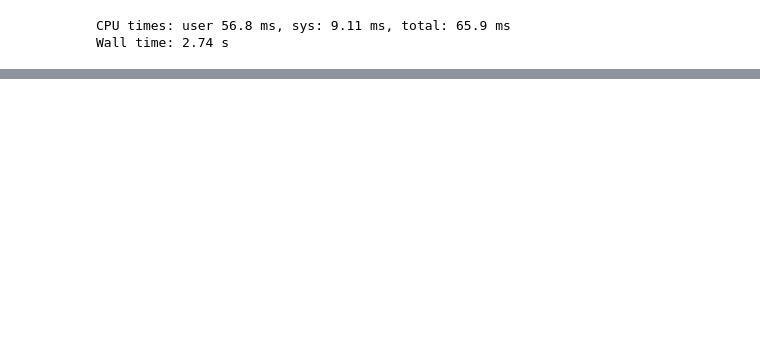
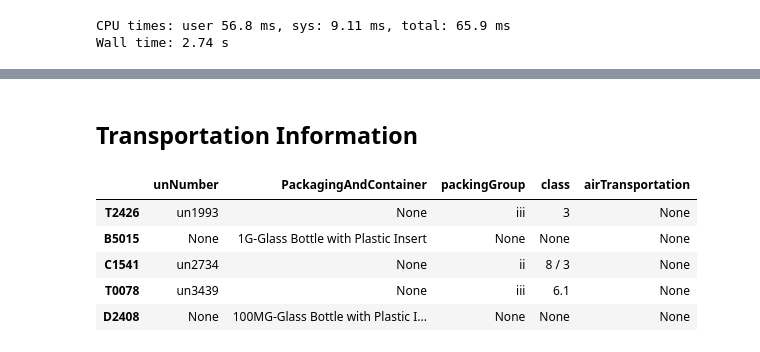
Before and after one commit to stephanyvargas/Learning_DataScience, a Jupyter notebook: Chemical_db/TCI_database_app/TCI_load_tables_AWS.ipynb, the cells around one changed output, grey strips where cells are left out. Cells and saved outputs as stored; diff of their text form; code cells hidden in the pictures; blank space fills up the shorter version.

Commit message:
loaded transportation information table

```diff
--- a/Chemical_db/TCI_database_app/TCI_load_tables_AWS.ipynb
+++ b/Chemical_db/TCI_database_app/TCI_load_tables_AWS.ipynb
@@ -378,3 +378,16 @@ df_retrieved_5.dropna(axis=0, how = 'all').sample(5).dropna(axis=1, how = 'all')
 | 20124 | L0403 | 9-2424 | oj6360000 | None | None |
 | 7508 | C0110 | 3-194 | bx0350000 | group-4-3-iii | class 1 designated chemical subst... |
 | 10841 | D0696 | 3-2227 | None | group-4-1-ii | None |
+# %% [markdown]
+## Transportation Information
+# %%
+df_transportation = pd.read_json('TCITransportationInformation.json', orient ='split', compression = 'infer')
+# %%
+df_transportation.drop('code', axis=1).dropna(axis=0, how = 'all').sample(5)
+# %% [output]
+|  | unNumber | PackagingAndContainer | packingGroup | class | airTransportation |
+| T2426 | un1993 | None | iii | 3 | None |
+| B5015 | None | 1G-Glass Bottle with Plastic Insert | None | None | None |
+| C1541 | un2734 | None | ii | 8 / 3 | None |
+| T0078 | un3439 | None | iii | 6.1 | None |
+| D2408 | None | 100MG-Glass Bottle with Plastic I... | None | None | None |
```
Also changed, not shown: parts of 6 cells of this notebook.
